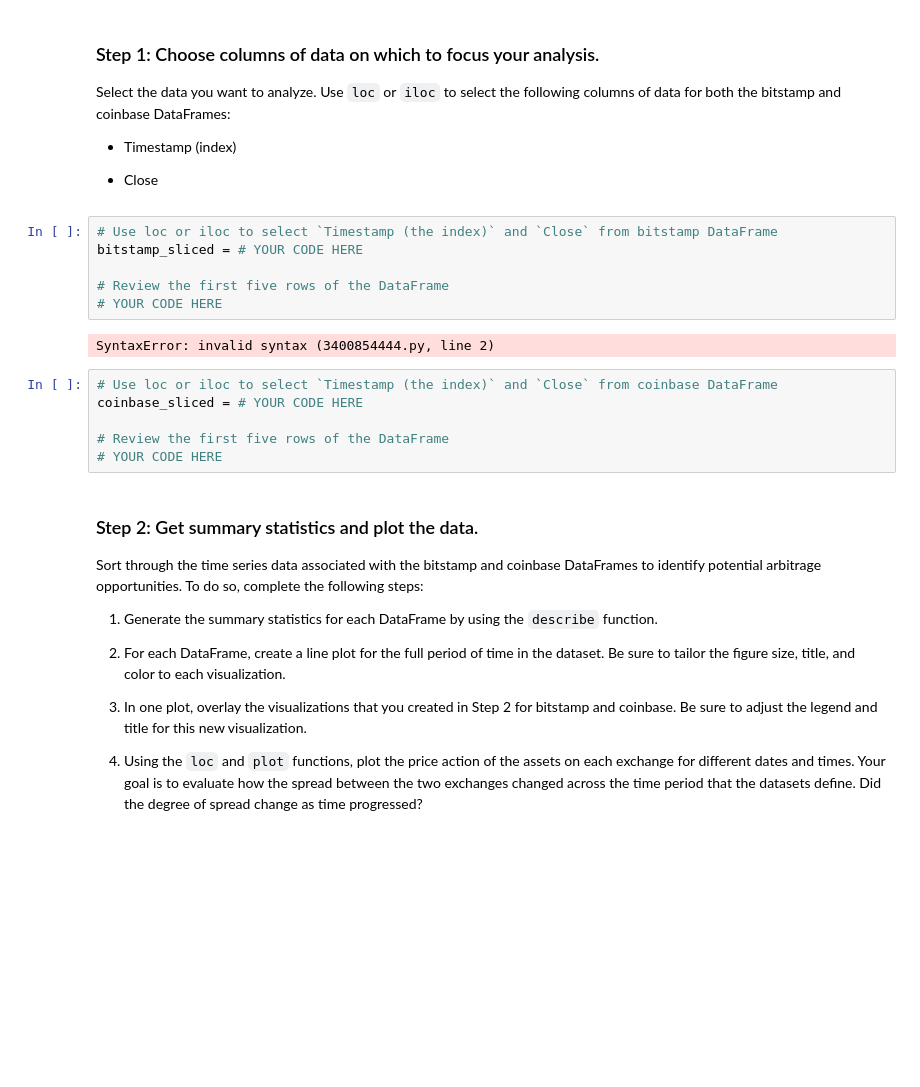
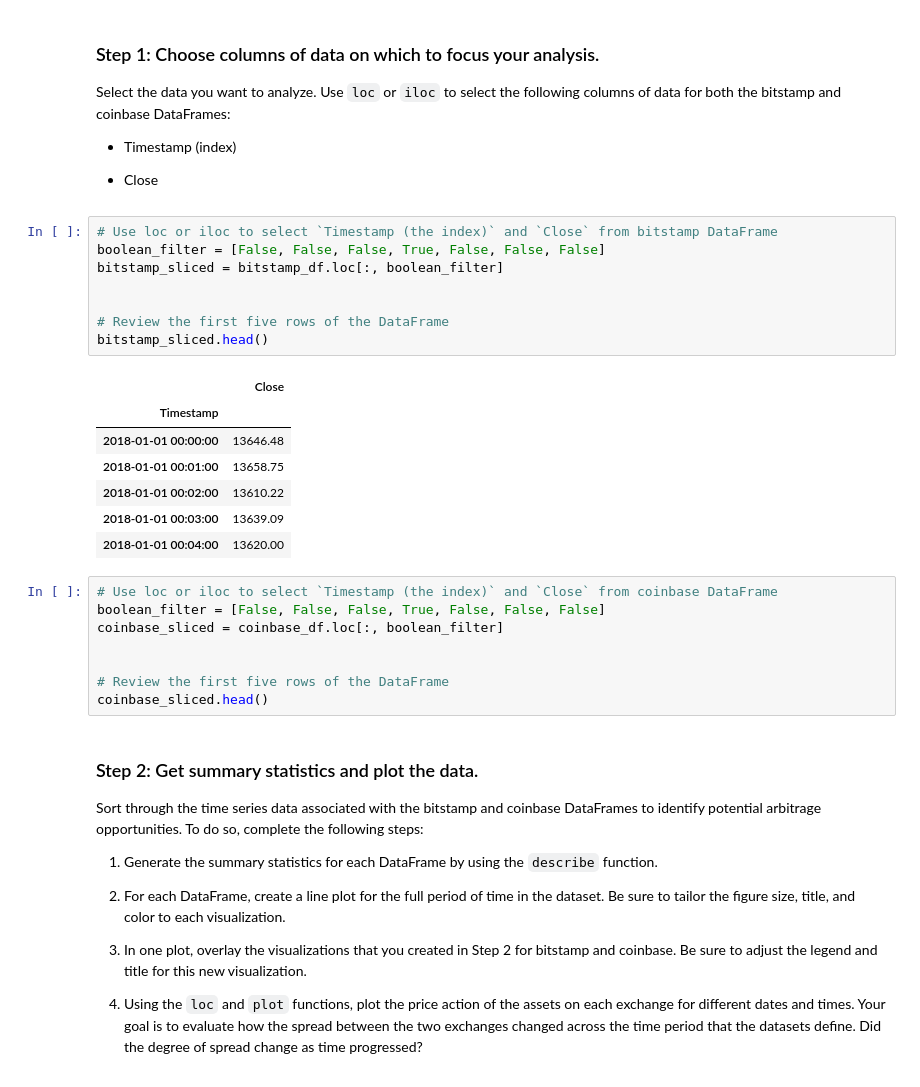
Before and after one commit to DigitalGoldRush/Module_3_Challenge, a Jupyter notebook: Module 3 Challenge/Starter_Code/crypto_arbitrage.ipynb, the cells around one changed output. Drawn from its saved outputs; the diff is of its cells as text; blank space fills up the shorter version.

```diff
--- a/Module 3 Challenge/Starter_Code/crypto_arbitrage.ipynb
+++ b/Module 3 Challenge/Starter_Code/crypto_arbitrage.ipynb
@@ -223,18 +225,28 @@ Select the data you want to analyze. Use `loc` or `iloc` to select the following
 * Close
 # %%
 # Use loc or iloc to select `Timestamp (the index)` and `Close` from bitstamp DataFrame
-bitstamp_sliced = # YOUR CODE HERE
+boolean_filter = [False, False, False, True, False, False, False]
+bitstamp_sliced = bitstamp_df.loc[:, boolean_filter]
+
 
 # Review the first five rows of the DataFrame
-# YOUR CODE HERE
+bitstamp_sliced.head()
 # %% [output]
-SyntaxError: invalid syntax (3400854444.py, line 2)
+|  | Close |
+| Timestamp |  |
+| 2018-01-01 00:00:00 | 13646.48 |
+| 2018-01-01 00:01:00 | 13658.75 |
+| 2018-01-01 00:02:00 | 13610.22 |
+| 2018-01-01 00:03:00 | 13639.09 |
+| 2018-01-01 00:04:00 | 13620.00 |
 # %%
 # Use loc or iloc to select `Timestamp (the index)` and `Close` from coinbase DataFrame
-coinbase_sliced = # YOUR CODE HERE
+boolean_filter = [False, False, False, True, False, False, False]
+coinbase_sliced = coinbase_df.loc[:, boolean_filter]
+
 
 # Review the first five rows of the DataFrame
-# YOUR CODE HERE
+coinbase_sliced.head()
 # %% [markdown]
 ### Step 2: Get summary statistics and plot the data.
 
```
Also changed, not shown: parts of 1 cell of this notebook.
